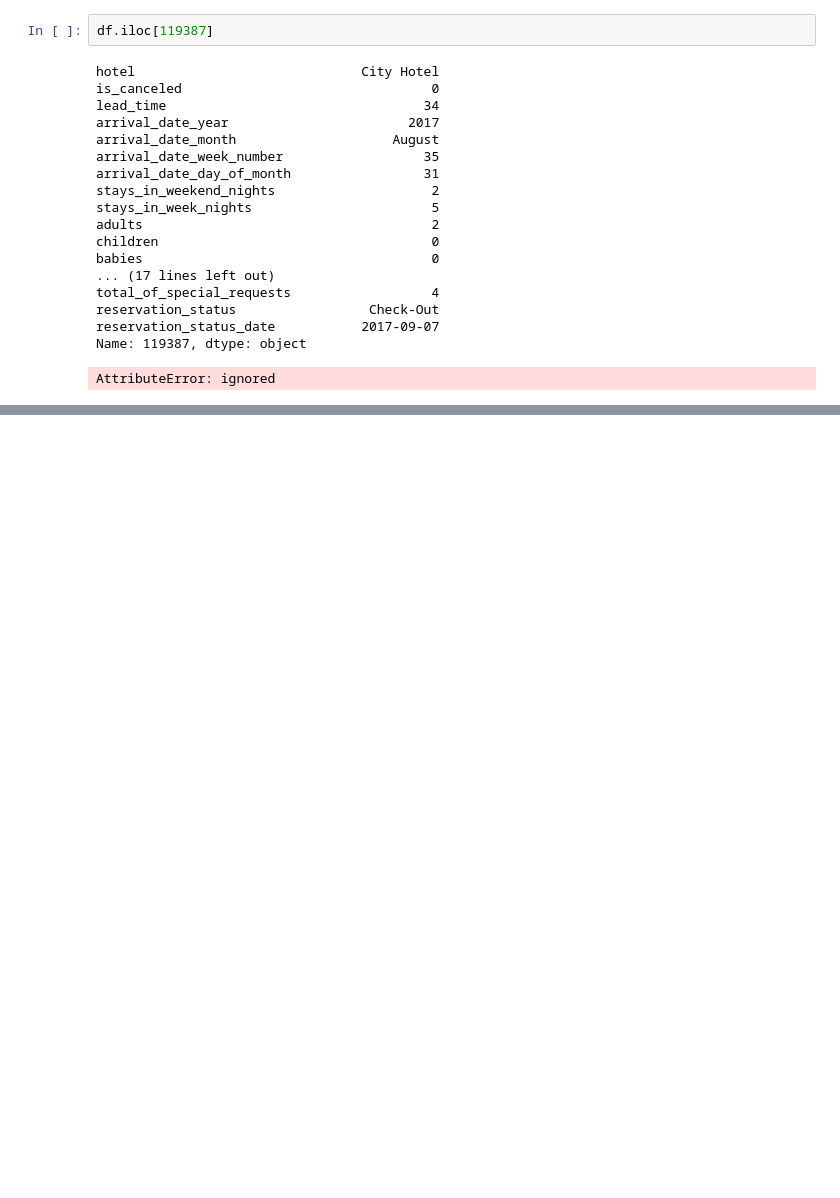
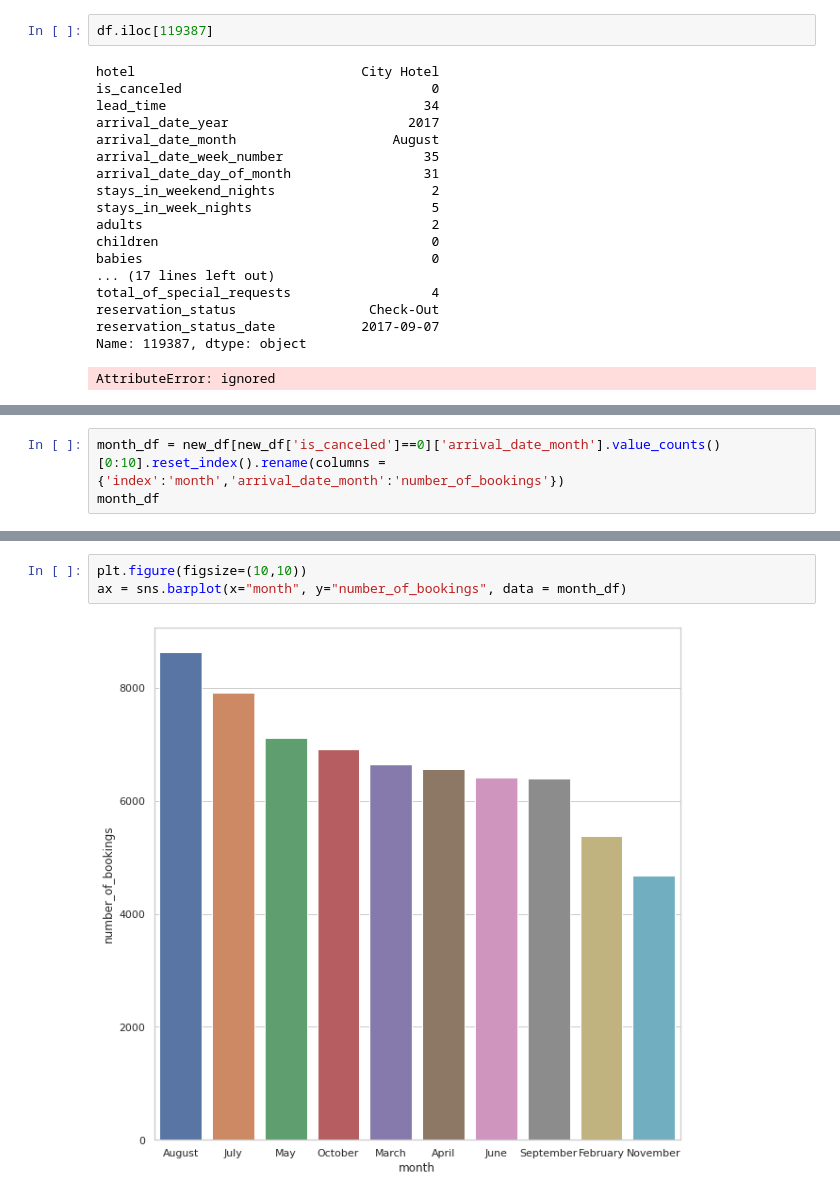
Before and after one commit to AkshayRai20/Projects1, a Jupyter notebook: Akshay_Team_6_Capstone_Project.ipynb, the cells around one changed output, grey strips where cells are left out. Drawn from its saved outputs; the diff is of its cells as text; blank space fills up the shorter version.

```diff
--- a/Akshay_Team_6_Capstone_Project.ipynb
+++ b/Akshay_Team_6_Capstone_Project.ipynb
@@ -164,0 +260,3 @@ AttributeError: ignored
+# %%
+month_df = new_df[new_df['is_canceled']==0]['arrival_date_month'].value_counts()[0:10].reset_index().rename(columns = {'index':'month','arrival_date_month':'number_of_bookings'})
+month_df
@@ -164,0 +275,5 @@ AttributeError: ignored
+# %%
+plt.figure(figsize=(10,10))
+ax = sns.barplot(x="month", y="number_of_bookings", data = month_df)
+# %% [output]
+[figure, added]
```
Also changed, not shown: parts of 21 cells of this notebook.
